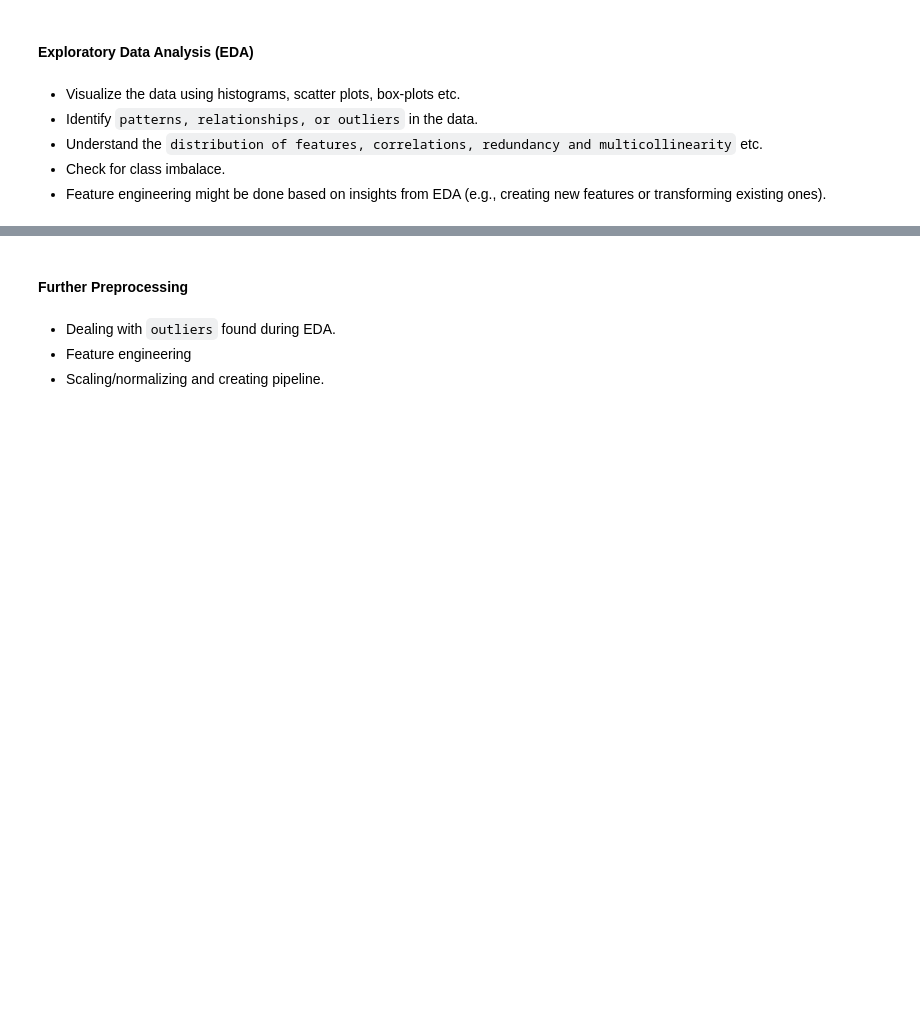
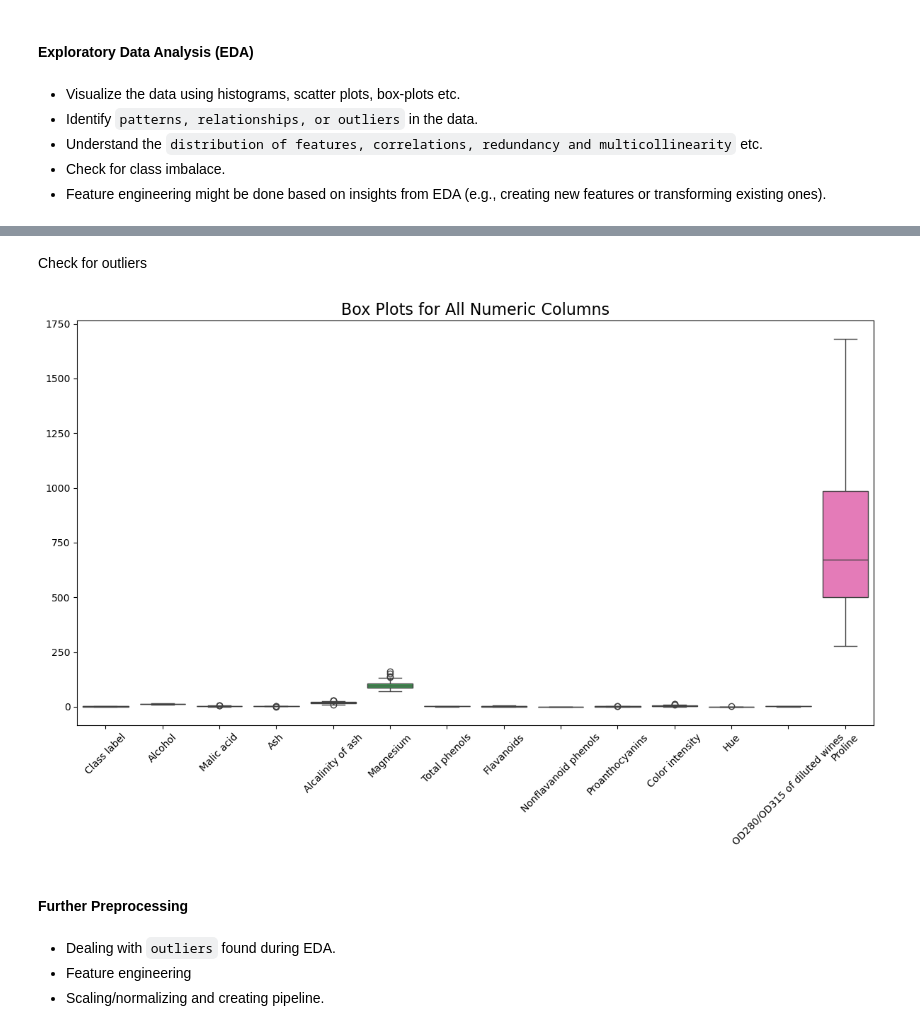
Before and after one commit to Alex-Idachaba/Machine-Learning-Algorithms, a Jupyter notebook: Dimensionality_Reduction.ipynb, the cells around one changed output, grey strips where cells are left out. Drawn from its saved outputs; the diff is of its cells as text; code cells hidden in the pictures; blank space fills up the shorter version.

```diff
--- a/Dimensionality_Reduction.ipynb
+++ b/Dimensionality_Reduction.ipynb
@@ -81,3 +143,19 @@ memory usage: 19.5 KB
+# %% [markdown]
+Check for outliers
+# %%
+import pandas as pd
+import matplotlib.pyplot as plt
+import seaborn as sns
+
+plt.figure(figsize=(12, 8))
+
+sns.boxplot(data=df_wine_copy)
+plt.title('Box Plots for All Numeric Columns', fontsize=16)
+plt.xticks(rotation=45)
+plt.tight_layout()
+plt.show()
+# %% [output]
+[figure, added]
 # %% [markdown]
 #### Further Preprocessing
 # %% [markdown]
```
Also changed, not shown: parts of 16 cells of this notebook.
